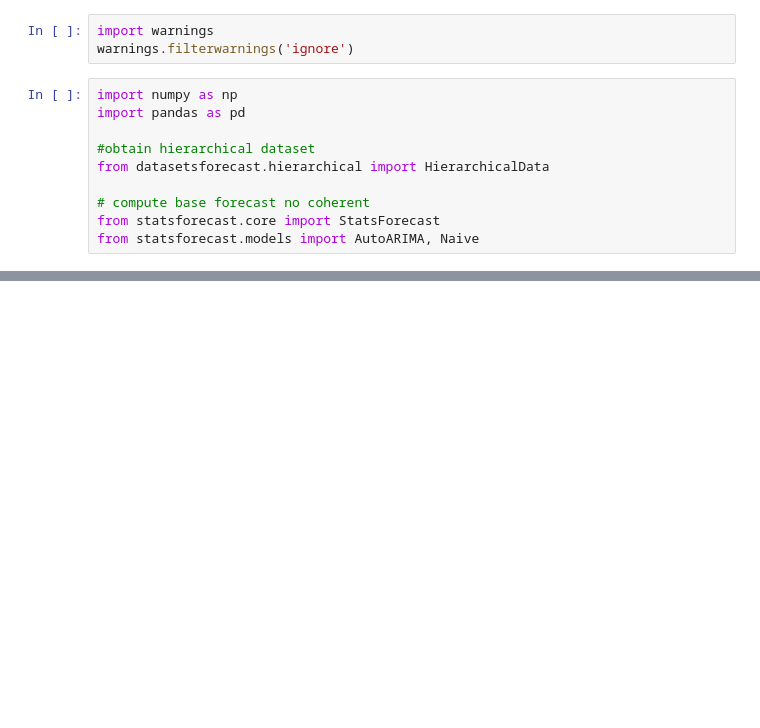
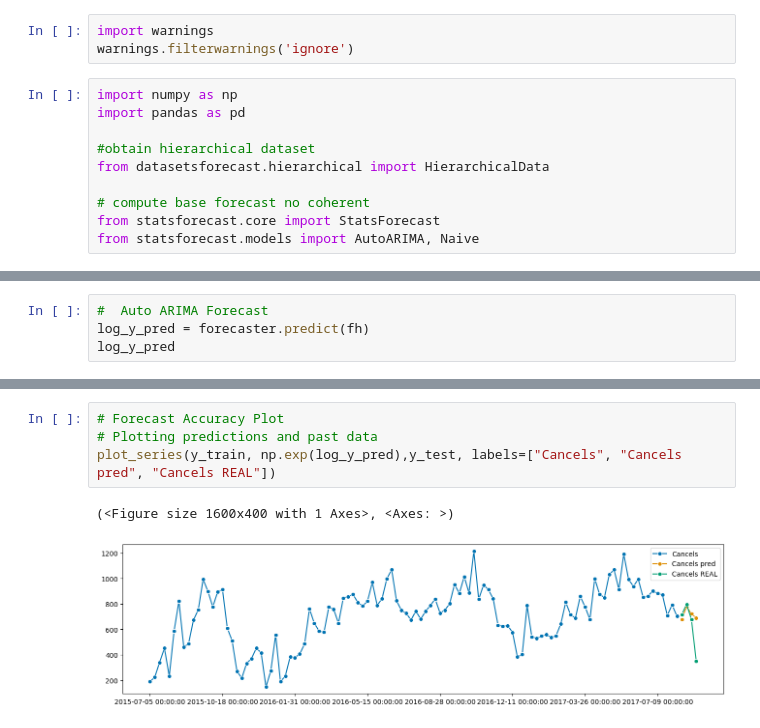
Before and after one commit to jgilaberts/Prueba-Github, a Jupyter notebook: Analisis Predictivo/Proyecto Final/AutoARIMA_Javier_Gilabert.ipynb, the cells around one changed output, grey strips where cells are left out. Drawn from its saved outputs; the diff is of its cells as text; blank space fills up the shorter version.

Commit message:
ccommit reeservas y cancelaciones

```diff
--- a/Analisis Predictivo/Proyecto Final/AutoARIMA_Javier_Gilabert.ipynb
+++ b/Analisis Predictivo/Proyecto Final/AutoARIMA_Javier_Gilabert.ipynb
@@ -35,0 +113,4 @@ log_df_w_r.tail()
+# %%
+#  Auto ARIMA Forecast
+log_y_pred = forecaster.predict(fh)
+log_y_pred
@@ -35,0 +168,7 @@ log_df_w_r.tail()
+# %%
+# Forecast Accuracy Plot
+# Plotting predictions and past data
+plot_series(y_train, np.exp(log_y_pred),y_test, labels=["Cancels", "Cancels pred", "Cancels REAL"])
+# %% [output]
+(<Figure size 1600x400 with 1 Axes>, <Axes: >)
+[figure, added]
```
Also changed, not shown: parts of 36 cells of this notebook.
